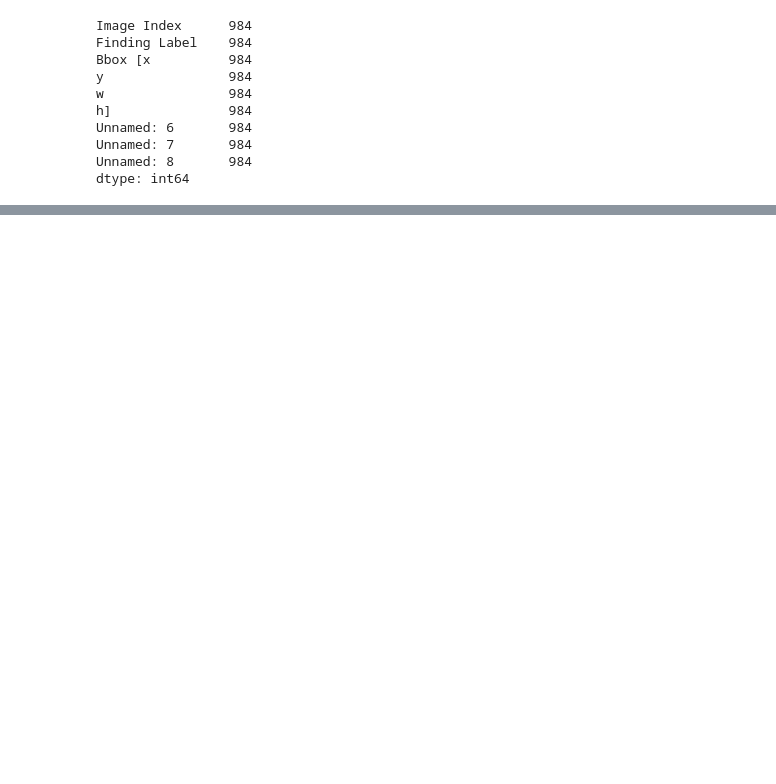
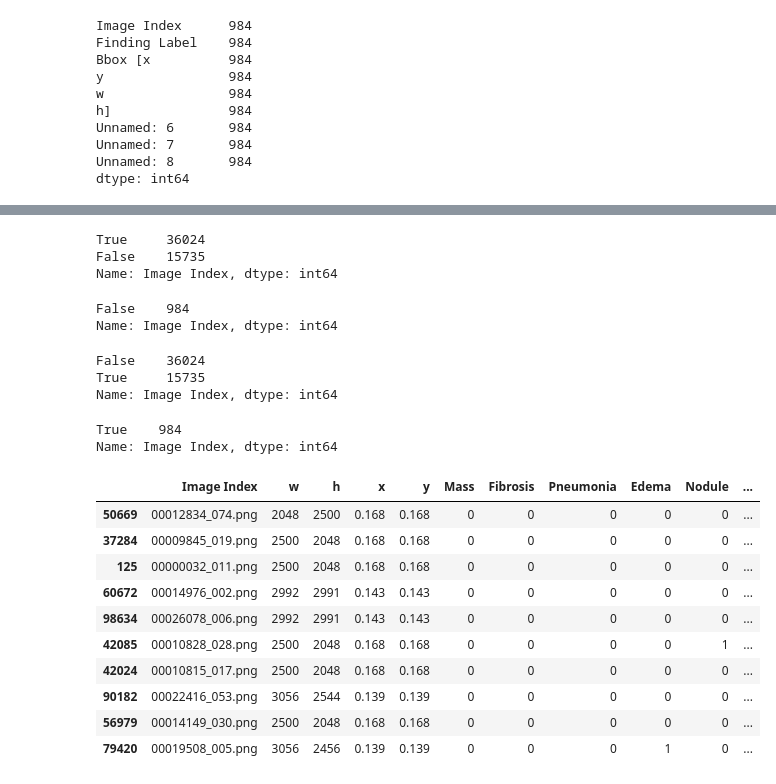
Before and after one commit to IoT-master/Covid19XrayLungs, a Jupyter notebook: DataProcessing.ipynb, the cells around one changed output, grey strips where cells are left out. Cells and saved outputs as stored; diff of their text form; code cells hidden in the pictures; blank space fills up the shorter version.

```diff
--- a/DataProcessing.ipynb
+++ b/DataProcessing.ipynb
@@ -231 +209,6 @@ Index(['Image Index', 'Bbox [x', 'y', 'w', 'h]', 'Mass', 'Fibrosis',
       dtype='object')
+# %%
+xray_test_df = xray_test_df[~(xray_test_df['No Finding'] == 1)]
+xray_train_df = xray_train_df[~(xray_train_df['No Finding'] == 1)]
+xray_test_df.drop(['No Finding'], axis=1)
+xray_train_df.drop(['No Finding'], axis=1)
@@ -272 +273,23 @@ xray_test_2df.sample(10)
+# %%
+xray_test_2df['Image Index'].isin(train_list_df['Image Index']).value_counts()
+# %% [output]
+True     36024
+False    15735
+Name: Image Index, dtype: int64
+# %%
+xray_train_2df['Image Index'].isin(train_list_df['Image Index']).value_counts()
+# %% [output]
+False    984
+Name: Image Index, dtype: int64
+# %%
+xray_test_2df['Image Index'].isin(test_list_df['Image Index']).value_counts()
+# %% [output]
+False    36024
+True     15735
+Name: Image Index, dtype: int64
+# %%
+xray_train_2df['Image Index'].isin(test_list_df['Image Index']).value_counts()
+# %% [output]
+True    984
+Name: Image Index, dtype: int64
 # %%
@@ -273,0 +297,15 @@ train_df = xray_test_2df[xray_test_2df['Image Index'].isin(train_list_df['Image
+# %%
+test_df = xray_test_2df[xray_test_2df['Image Index'].isin(test_list_df['Image Index'])].copy()
+test_df.sample(10)
+# %% [output]
+|  | Image Index | w | h | x | y | Mass | Fibrosis | Pneumonia | Edema | Nodule | ... |
+| 50669 | 00012834_074.png | 2048 | 2500 | 0.168 | 0.168 | 0 | 0 | 0 | 0 | 0 | ... |
+| 37284 | 00009845_019.png | 2500 | 2048 | 0.168 | 0.168 | 0 | 0 | 0 | 0 | 0 | ... |
+| 125 | 00000032_011.png | 2500 | 2048 | 0.168 | 0.168 | 0 | 0 | 0 | 0 | 0 | ... |
+| 60672 | 00014976_002.png | 2992 | 2991 | 0.143 | 0.143 | 0 | 0 | 0 | 0 | 0 | ... |
+| 98634 | 00026078_006.png | 2992 | 2991 | 0.143 | 0.143 | 0 | 0 | 0 | 0 | 0 | ... |
+| 42085 | 00010828_028.png | 2500 | 2048 | 0.168 | 0.168 | 0 | 0 | 0 | 0 | 1 | ... |
+| 42024 | 00010815_017.png | 2500 | 2048 | 0.168 | 0.168 | 0 | 0 | 0 | 0 | 0 | ... |
+| 90182 | 00022416_053.png | 3056 | 2544 | 0.139 | 0.139 | 0 | 0 | 0 | 0 | 0 | ... |
+| 56979 | 00014149_030.png | 2500 | 2048 | 0.168 | 0.168 | 0 | 0 | 0 | 0 | 0 | ... |
+| 79420 | 00019508_005.png | 3056 | 2456 | 0.139 | 0.139 | 0 | 0 | 0 | 1 | 0 | ... |
```
Also changed, not shown: parts of 34 cells of this notebook, 3 other files.
